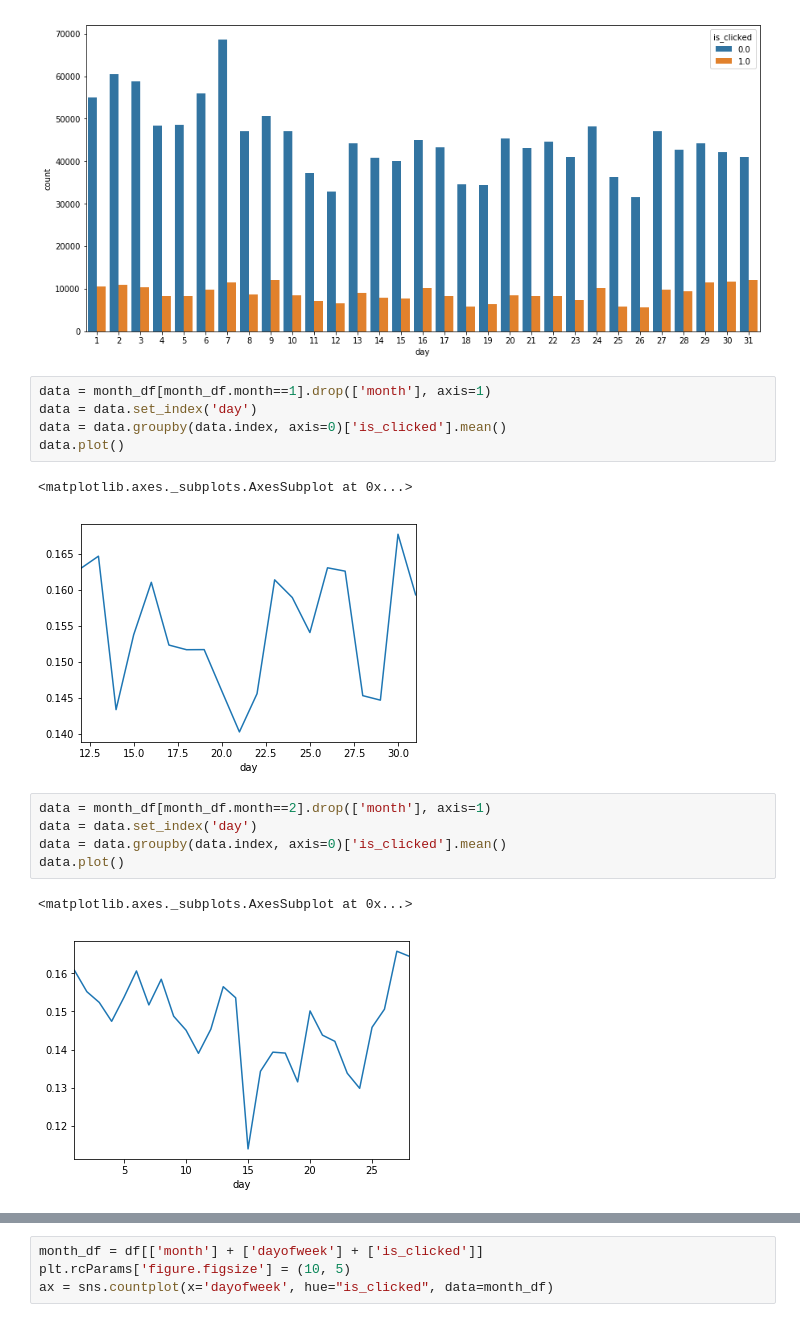
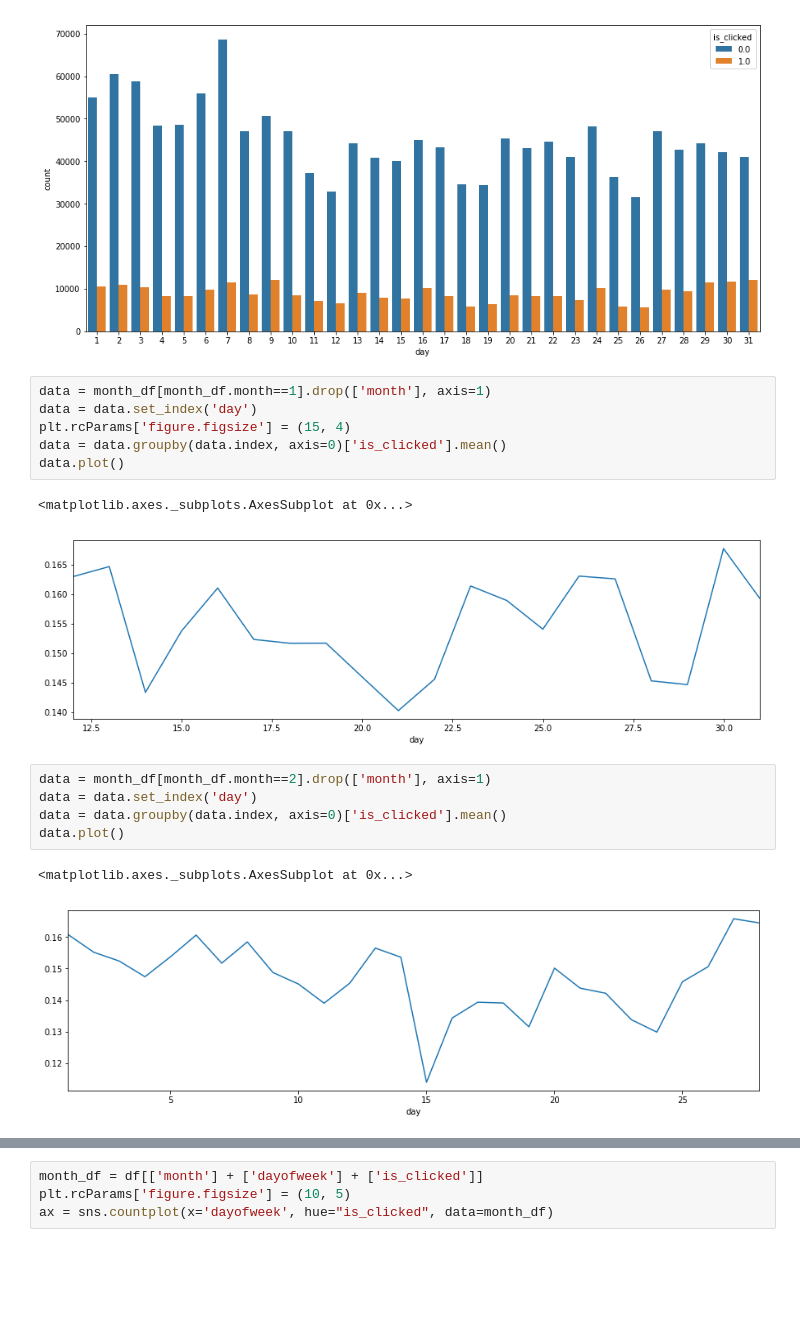
Before and after one commit to JustM57/TicketLand, a Jupyter notebook: test, train, clicks - time.ipynb, the cells around one changed output, grey strips where cells are left out. Cells and saved outputs as stored; diff of their text form; blank space fills up the shorter version.

```diff
--- a/test, train, clicks - time.ipynb
+++ b/test, train, clicks - time.ipynb
@@ -39,11 +36,12 @@ ax = sns.countplot(x='day', hue="is_clicked", data=month_df[month_df.month==3])
 # %%
 data = month_df[month_df.month==1].drop(['month'], axis=1)
 data = data.set_index('day')
+plt.rcParams['figure.figsize'] = (15, 4)
 data = data.groupby(data.index, axis=0)['is_clicked'].mean()
 data.plot()
 # %% [output]
 <matplotlib.axes._subplots.AxesSubplot at 0x...>
-[figure, old version]
+[figure, new version]
 # %%
 data = month_df[month_df.month==2].drop(['month'], axis=1)
 data = data.set_index('day')
@@ -51,7 +49,7 @@ data = data.groupby(data.index, axis=0)['is_clicked'].mean()
 data.plot()
 # %% [output]
 <matplotlib.axes._subplots.AxesSubplot at 0x...>
-[figure, old version]
+[figure, new version]
 # %%
 data = month_df[month_df.month==3].drop(['month'], axis=1)
 data = data.set_index('day')
```
Also changed, not shown: parts of 8 cells of this notebook.
